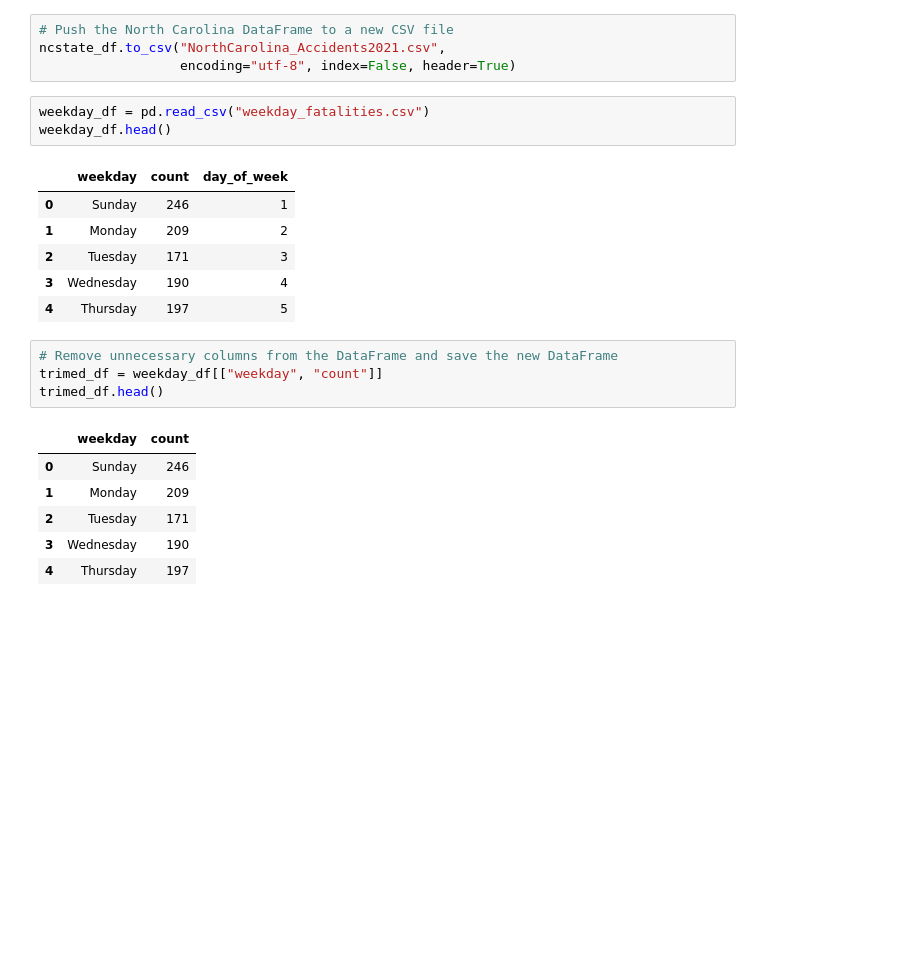
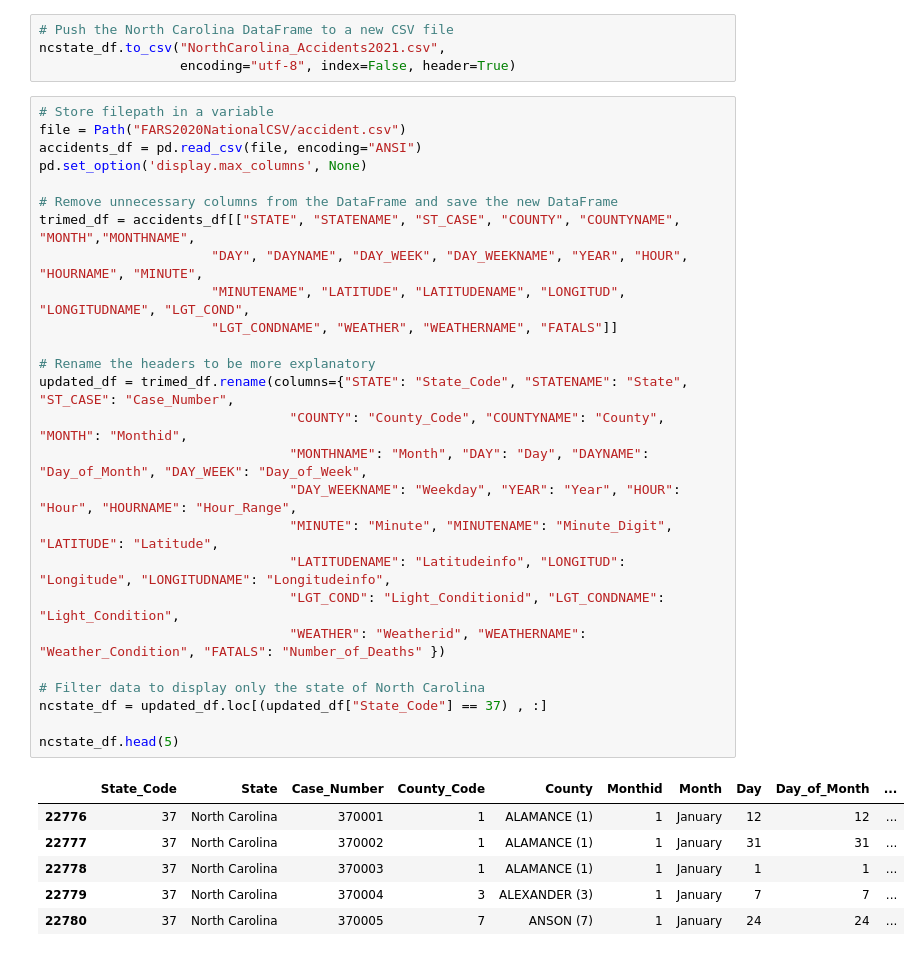
Before and after one commit to AVo7912/fatal_accidents_nc, a Jupyter notebook: NorthCarolina_Accidents.ipynb, the cells around one changed output. Saved outputs shown, nothing was run; the diff lists cells and outputs as text; blank space fills up the shorter version.

Commit message:
data cleaning for 3 yr comparison

```diff
--- a/NorthCarolina_Accidents.ipynb
+++ b/NorthCarolina_Accidents.ipynb
@@ -106,24 +106,36 @@ ncstate_df.head(5)
 # Push the North Carolina DataFrame to a new CSV file
 ncstate_df.to_csv("NorthCarolina_Accidents2021.csv",
                   encoding="utf-8", index=False, header=True)
-# %%
-weekday_df = pd.read_csv("weekday_fatalities.csv")
-weekday_df.head()
-# %% [output]
-|  | weekday | count | day_of_week |
-| 0 | Sunday | 246 | 1 |
-| 1 | Monday | 209 | 2 |
-| 2 | Tuesday | 171 | 3 |
-| 3 | Wednesday | 190 | 4 |
-| 4 | Thursday | 197 | 5 |
-# %%
-# Remove unnecessary columns from the DataFrame and save the new DataFrame
-trimed_df = weekday_df[["weekday", "count"]]
-trimed_df.head()
-# %% [output]
-|  | weekday | count |
-| 0 | Sunday | 246 |
-| 1 | Monday | 209 |
-| 2 | Tuesday | 171 |
-| 3 | Wednesday | 190 |
-| 4 | Thursday | 197 |
+# %%
+# Store filepath in a variable
+file = Path("FARS2020NationalCSV/accident.csv")
+accidents_df = pd.read_csv(file, encoding="ANSI")
+pd.set_option('display.max_columns', None)
+
+# Remove unnecessary columns from the DataFrame and save the new DataFrame
+trimed_df = accidents_df[["STATE", "STATENAME", "ST_CASE", "COUNTY", "COUNTYNAME", "MONTH","MONTHNAME",
+                      "DAY", "DAYNAME", "DAY_WEEK", "DAY_WEEKNAME", "YEAR", "HOUR", "HOURNAME", "MINUTE",
+                      "MINUTENAME", "LATITUDE", "LATITUDENAME", "LONGITUD", "LONGITUDNAME", "LGT_COND",
+                      "LGT_CONDNAME", "WEATHER", "WEATHERNAME", "FATALS"]]
+
+# Rename the headers to be more explanatory
+updated_df = trimed_df.rename(columns={"STATE": "State_Code", "STATENAME": "State", "ST_CASE": "Case_Number",
+                                "COUNTY": "County_Code", "COUNTYNAME": "County", "MONTH": "Monthid",
+                                "MONTHNAME": "Month", "DAY": "Day", "DAYNAME": "Day_of_Month", "DAY_WEEK": "Day_of_Week",
+                                "DAY_WEEKNAME": "Weekday", "YEAR": "Year", "HOUR": "Hour", "HOURNAME": "Hour_Range",
+                                "MINUTE": "Minute", "MINUTENAME": "Minute_Digit", "LATITUDE": "Latitude",
+                                "LATITUDENAME": "Latitudeinfo", "LONGITUD": "Longitude", "LONGITUDNAME": "Longitudeinfo",
+                                "LGT_COND": "Light_Conditionid", "LGT_CONDNAME": "Light_Condition",
+                                "WEATHER": "Weatherid", "WEATHERNAME": "Weather_Condition", "FATALS": "Number_of_Deaths" })
+
+# Filter data to display only the state of North Carolina
+ncstate_df = updated_df.loc[(updated_df["State_Code"] == 37) , :]
+
+ncstate_df.head(5)
+# %% [output]
+|  | State_Code | State | Case_Number | County_Code | County | Monthid | Month | Day | Day_of_Month | ... |
+| 22776 | 37 | North Carolina | 370001 | 1 | ALAMANCE (1) | 1 | January | 12 | 12 | ... |
+| 22777 | 37 | North Carolina | 370002 | 1 | ALAMANCE (1) | 1 | January | 31 | 31 | ... |
+| 22778 | 37 | North Carolina | 370003 | 1 | ALAMANCE (1) | 1 | January | 1 | 1 | ... |
+| 22779 | 37 | North Carolina | 370004 | 3 | ALEXANDER (3) | 1 | January | 7 | 7 | ... |
+| 22780 | 37 | North Carolina | 370005 | 7 | ANSON (7) | 1 | January | 24 | 24 | ... |
```
Also changed, not shown: parts of 13 cells of this notebook.
